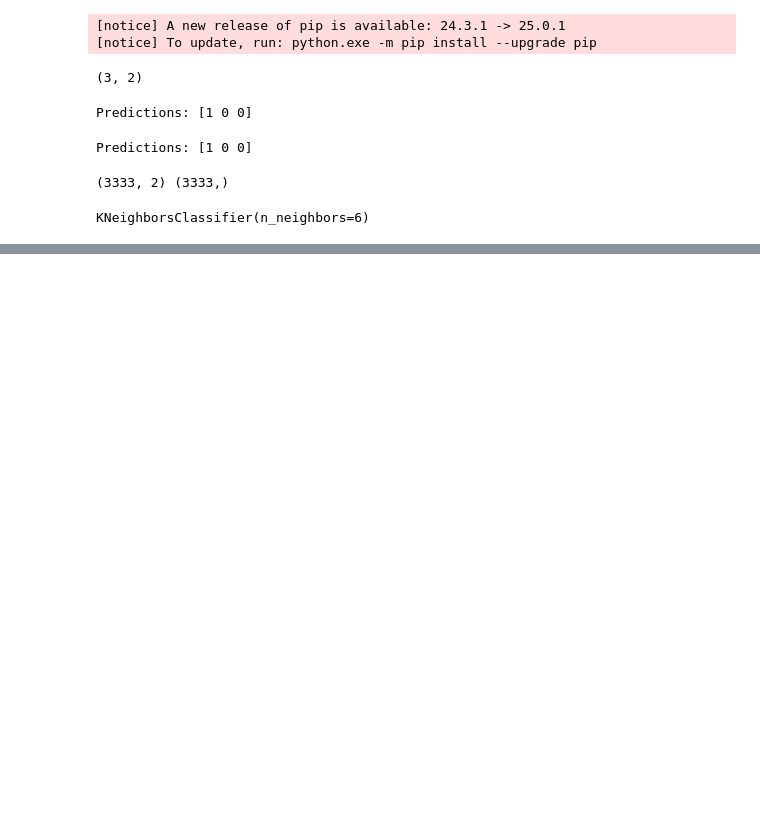
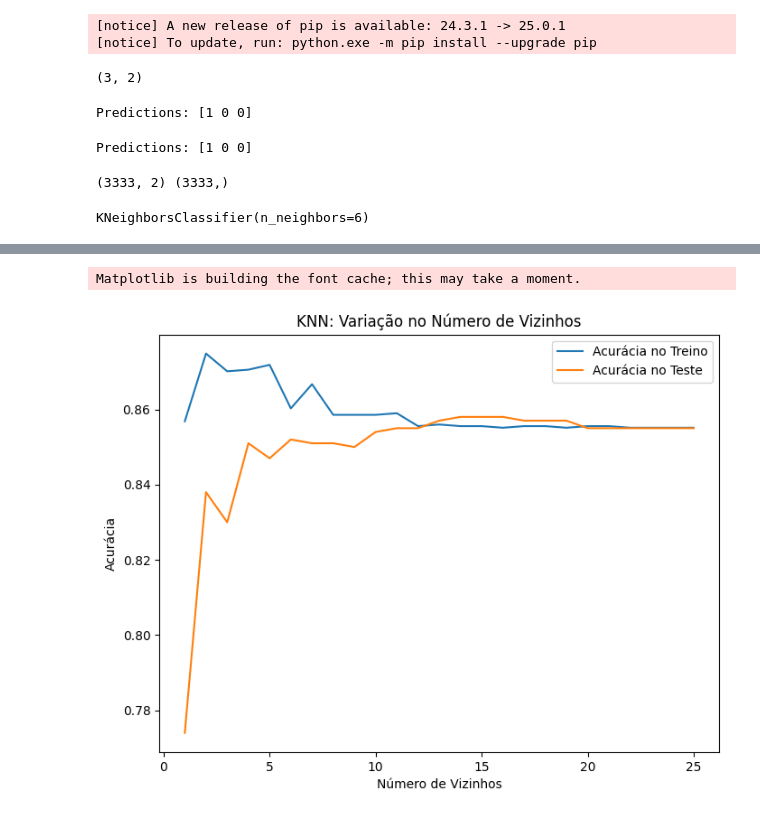
Before and after one commit to Rafael222-R/ML, a Jupyter notebook: aula-knn.ipynb, the cells around one changed output, grey strips where cells are left out. Saved outputs shown, nothing was run; the diff lists cells and outputs as text; code cells hidden in the pictures; blank space fills up the shorter version.

```diff
--- a/aula-knn.ipynb
+++ b/aula-knn.ipynb
@@ -127,3 +127,13 @@ knn.fit(X, y)
 # %% [output]
 (3333, 2) (3333,)
 KNeighborsClassifier(n_neighbors=6)
+# %%
+from sklearn.model_selection import train_test_split
+
+X_train, X_test, y_train, y_test = train_test_split(X, y, test_size=0.3,
+                                                    random_state=21, stratify=y)
+
+knn = KNeighborsClassifier(n_neighbors=6)
+knn.fit(X_train, y_train)
+
+print(knn.score(X_test, y_test))
@@ -129,0 +142,12 @@ KNeighborsClassifier(n_neighbors=6)
+# %%
+train_accuracies = {}
+test_accuracies = {}
+
+neighbors = np.arange(1, 26)
+
+for neighbor in neighbors:
+  knn = KNeighborsClassifier(n_neighbors=neighbor)
+  knn.fit(X_train, y_train)
+
+  train_accuracies[neighbor] = knn.score(X_train, y_train)
+  test_accuracies[neighbor] = knn.score(X_test, y_test)
@@ -129,0 +176,16 @@ KNeighborsClassifier(n_neighbors=6)
+# %%
+import matplotlib.pyplot as plt
+
+plt.figure(figsize=(8, 6))
+plt.title("KNN: Variação no Número de Vizinhos")
+
+plt.plot(neighbors, train_accuracies.values(), label="Acurácia no Treino")
+plt.plot(neighbors, test_accuracies.values(), label="Acurácia no Teste")
+
+plt.legend()
+plt.xlabel("Número de Vizinhos")
+plt.ylabel("Acurácia")
+plt.show()
+# %% [output]
+Matplotlib is building the font cache; this may take a moment.
+[figure, added]
```
Also changed, not shown: parts of 2 cells of this notebook.
